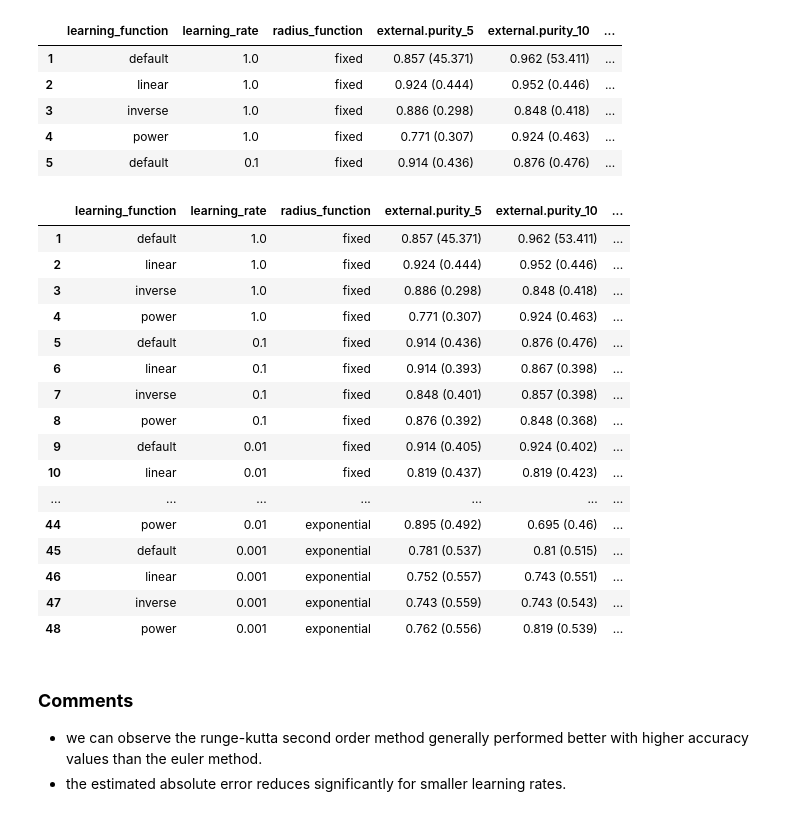
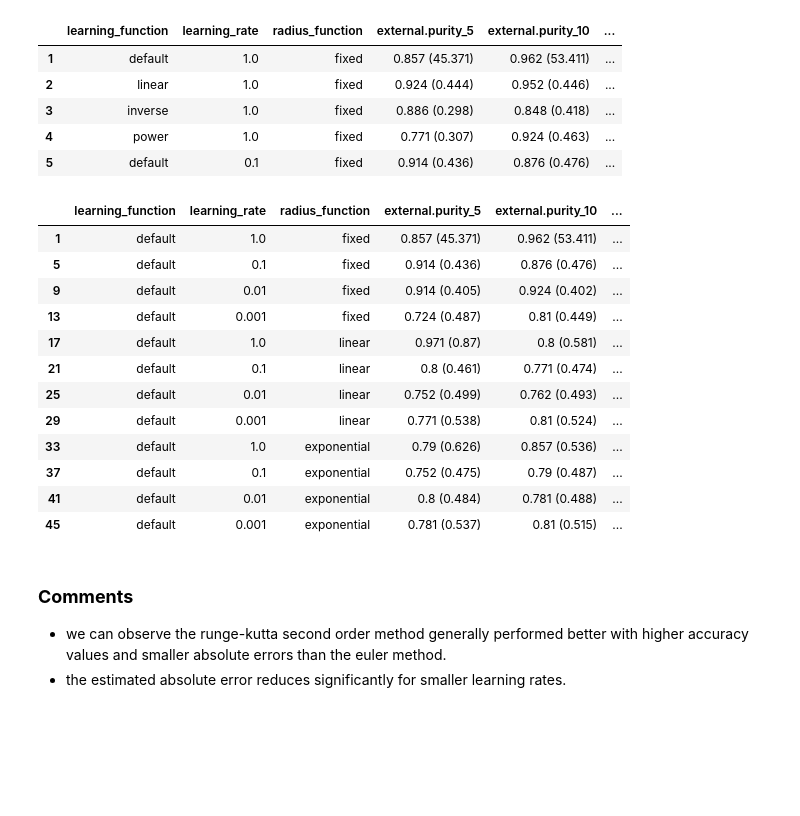
Before and after one commit to richardjonker2000/TMBD-Project-3, a Jupyter notebook: SOM1B.ipynb, the cells around one changed output. Cells and saved outputs as stored; diff of their text form; code cells hidden in the pictures; blank space fills up the shorter version.

```diff
--- a/SOM1B.ipynb
+++ b/SOM1B.ipynb
@@ -370,27 +370,23 @@ working on epoch: 50
 | 4 | power | 1.0 | fixed | 0.771 (0.307) | 0.924 (0.463) | ... |
 | 5 | default | 0.1 | fixed | 0.914 (0.436) | 0.876 (0.476) | ... |
 # %%
-results_df_rk[results_df['learning_function'] == 'default']
+results_df_rk[results_df_rk['learning_function'] == 'default']
 # %% [output]
 |  | learning_function | learning_rate | radius_function | external.purity_5 | external.purity_10 | ... |
 | 1 | default | 1.0 | fixed | 0.857 (45.371) | 0.962 (53.411) | ... |
-| 2 | linear | 1.0 | fixed | 0.924 (0.444) | 0.952 (0.446) | ... |
-| 3 | inverse | 1.0 | fixed | 0.886 (0.298) | 0.848 (0.418) | ... |
-| 4 | power | 1.0 | fixed | 0.771 (0.307) | 0.924 (0.463) | ... |
 | 5 | default | 0.1 | fixed | 0.914 (0.436) | 0.876 (0.476) | ... |
-| 6 | linear | 0.1 | fixed | 0.914 (0.393) | 0.867 (0.398) | ... |
-| 7 | inverse | 0.1 | fixed | 0.848 (0.401) | 0.857 (0.398) | ... |
-| 8 | power | 0.1 | fixed | 0.876 (0.392) | 0.848 (0.368) | ... |
 | 9 | default | 0.01 | fixed | 0.914 (0.405) | 0.924 (0.402) | ... |
-| 10 | linear | 0.01 | fixed | 0.819 (0.437) | 0.819 (0.423) | ... |
-| ... | ... | ... | ... | ... | ... | ... |
-| 44 | power | 0.01 | exponential | 0.895 (0.492) | 0.695 (0.46) | ... |
+| 13 | default | 0.001 | fixed | 0.724 (0.487) | 0.81 (0.449) | ... |
+| 17 | default | 1.0 | linear | 0.971 (0.87) | 0.8 (0.581) | ... |
+| 21 | default | 0.1 | linear | 0.8 (0.461) | 0.771 (0.474) | ... |
+| 25 | default | 0.01 | linear | 0.752 (0.499) | 0.762 (0.493) | ... |
+| 29 | default | 0.001 | linear | 0.771 (0.538) | 0.81 (0.524) | ... |
+| 33 | default | 1.0 | exponential | 0.79 (0.626) | 0.857 (0.536) | ... |
+| 37 | default | 0.1 | exponential | 0.752 (0.475) | 0.79 (0.487) | ... |
+| 41 | default | 0.01 | exponential | 0.8 (0.484) | 0.781 (0.488) | ... |
 | 45 | default | 0.001 | exponential | 0.781 (0.537) | 0.81 (0.515) | ... |
-| 46 | linear | 0.001 | exponential | 0.752 (0.557) | 0.743 (0.551) | ... |
-| 47 | inverse | 0.001 | exponential | 0.743 (0.559) | 0.743 (0.543) | ... |
-| 48 | power | 0.001 | exponential | 0.762 (0.556) | 0.819 (0.539) | ... |
 # %% [markdown]
 ### **Comments**
 
-- we can observe the runge-kutta second order method generally performed better with higher accuracy values than the euler method.
+- we can observe the runge-kutta second order method generally performed better with higher accuracy values and smaller absolute errors than the euler method.
 - the estimated absolute error reduces significantly for smaller learning rates.
```
Also changed, not shown: 1 other file.
